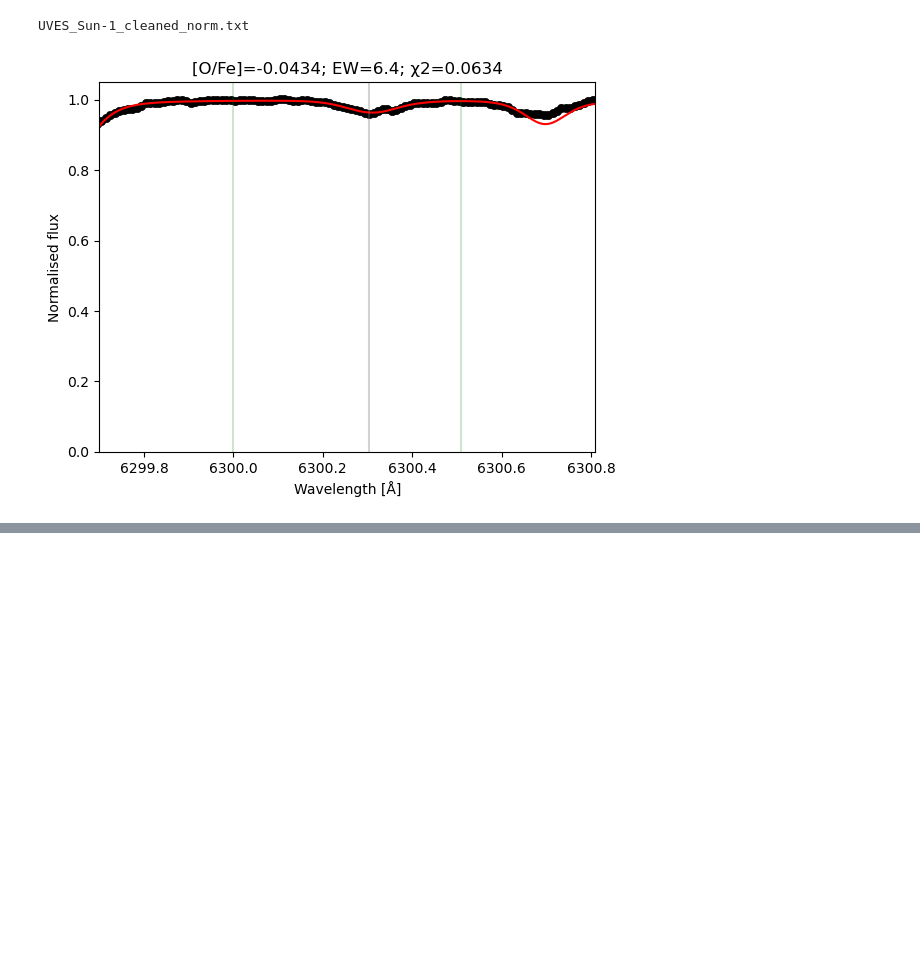
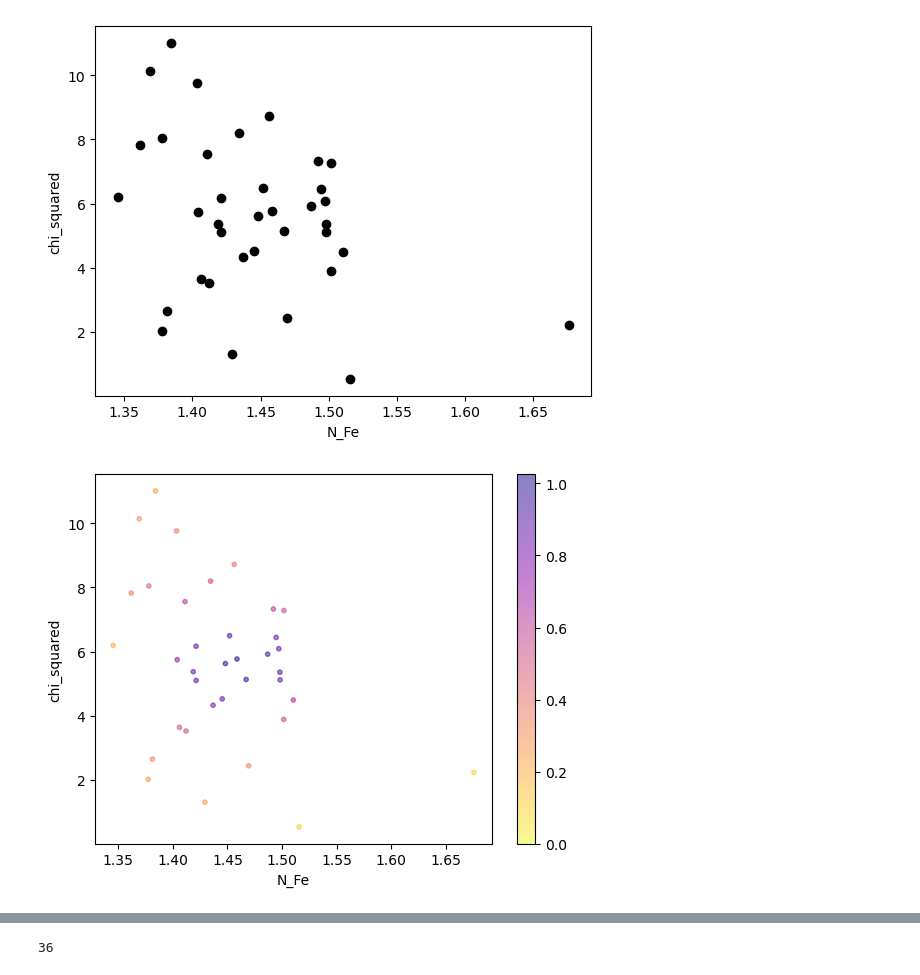
Before and after one commit to advaitmehla/TSFitPy, a Jupyter notebook: plotting_tools/plot_output_test.ipynb, the cells around one changed output, grey strips where cells are left out. Cells and saved outputs as stored; diff of their text form; code cells hidden in the pictures; blank space fills up the shorter version.

```diff
--- a/plotting_tools/plot_output_test.ipynb
+++ b/plotting_tools/plot_output_test.ipynb
@@ -121,8 +76,12 @@ plot_one_star(config_dict, star_name_to_plot, plot_title=True)
-# %%
-# can also plot all stars and all lines as well
-for specname in set(output_results_pd_df["specname"].values):
-    print(specname)
-    plot_one_star(config_dict, specname, plot_title=True)
-# %% [output]
-UVES_Sun-1_cleaned_norm.txt
-[figure, removed]
+# %%
+output_trimmed = (output_results_pd_df[output_results_pd_df["chi_squared"] < 20])
+output_trimmed = output_trimmed.reset_index(drop=True)
+plot_scatter_df_results(output_trimmed, "N_Fe", "chi_squared", color='black')
+# works in similar way, but plots the density map with the desired cmap
+# s=10 stands for point size
+plot_density_df_results(output_trimmed, "N_Fe", "chi_squared", s=10, cmap="plasma_r", alpha=0.5)
+# also histogram if needed as well
+plot_histogram_df_results(output_trimmed, "N_Fe", color='grey', bins=20, alpha=0.5, histtype='bar', ec='black')
+# %% [output]
+[figure, added]
+[figure, added]
@@ -128,0 +89,4 @@ UVES_Sun-1_cleaned_norm.txt
+# %%
+len(output_trimmed)
+# %% [output]
+36
```
Also changed, not shown: parts of 16 cells of this notebook, 31 other files.
